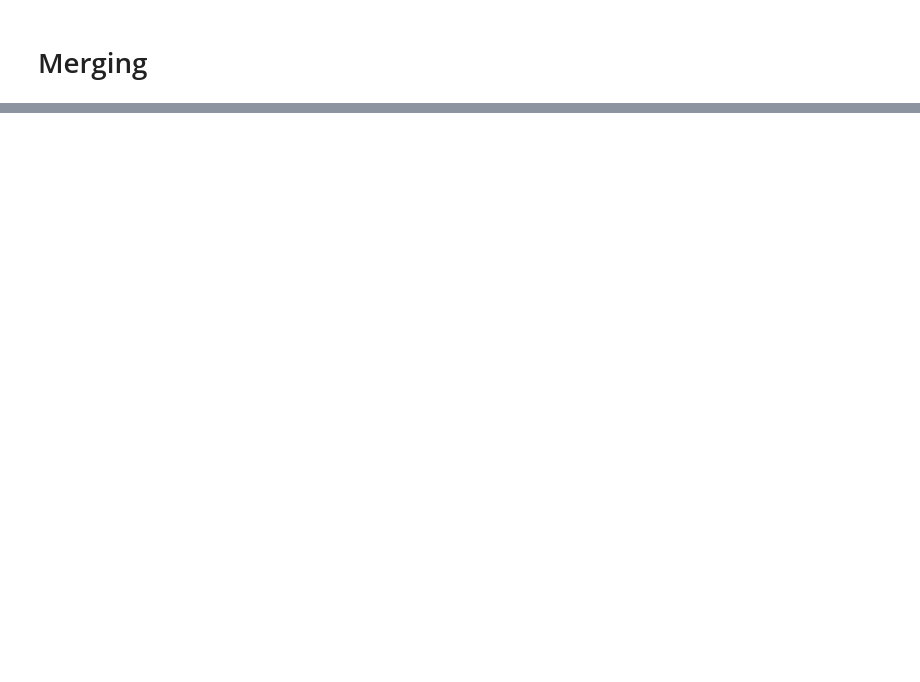
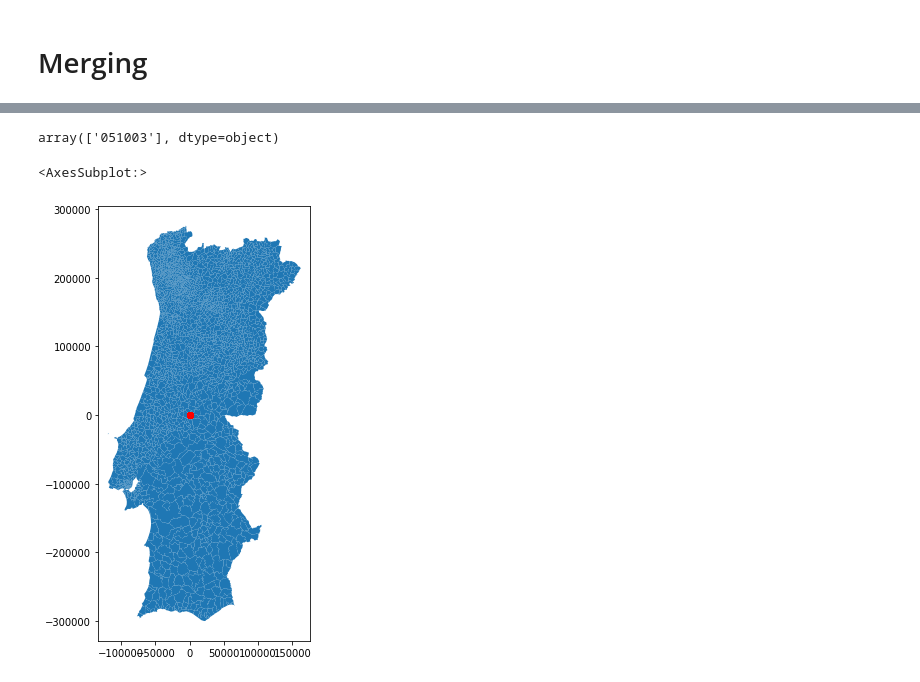
Before and after one commit to McNickSisto/world_data_league, a Jupyter notebook: stage_4/mg_parish_merge.ipynb, the cells around one changed output, grey strips where cells are left out. Saved outputs shown, nothing was run; the diff lists cells and outputs as text; code cells hidden in the pictures; blank space fills up the shorter version.

Commit message:
sjoin parish

```diff
--- a/stage_4/mg_parish_merge.ipynb
+++ b/stage_4/mg_parish_merge.ipynb
@@ -55,5 +57,7 @@ green_areas.shape, green_areas.dtypes
  POINT_X                      float64
  POINT_Y                      float64
  dtype: object)
+# %%
+res_green_areas = green_areas[green_areas.Resident == 1]
 # %%
 # get parish code poly
@@ -85,0 +92,6 @@ parks = get_parks(res_green_areas)
+# %%
+# group the findings by the first finding
+by_match = parks.groupby('match').first() # the first one seems to be the park
+# merge the df with the matched 'parks' from the OSM request
+res_green_areas = res_green_areas.merge(by_match['geometry'], how='left', left_index=True, right_index=True).sort_index()
+res_green_areas.head()
@@ -85,0 +105,3 @@ parks = get_parks(res_green_areas)
+# %%
+# turn into geo df
+geo_res_green_areas = gpd.GeoDataFrame(res_green_areas, geometry=res_green_areas.geometry)
@@ -87,0 +140,10 @@ parks = get_parks(res_green_areas)
+# %%
+joint_gpd.Dicofre.unique()
+# %% [output]
+array(['051003'], dtype=object)
+# %%
+ax = parishes.plot(figsize=(15,8))
+geo_res_green_areas.plot(color='r', ax=ax)
+# %% [output]
+<AxesSubplot:>
+[figure, added]
```
Also changed, not shown: parts of 6 cells of this notebook.
